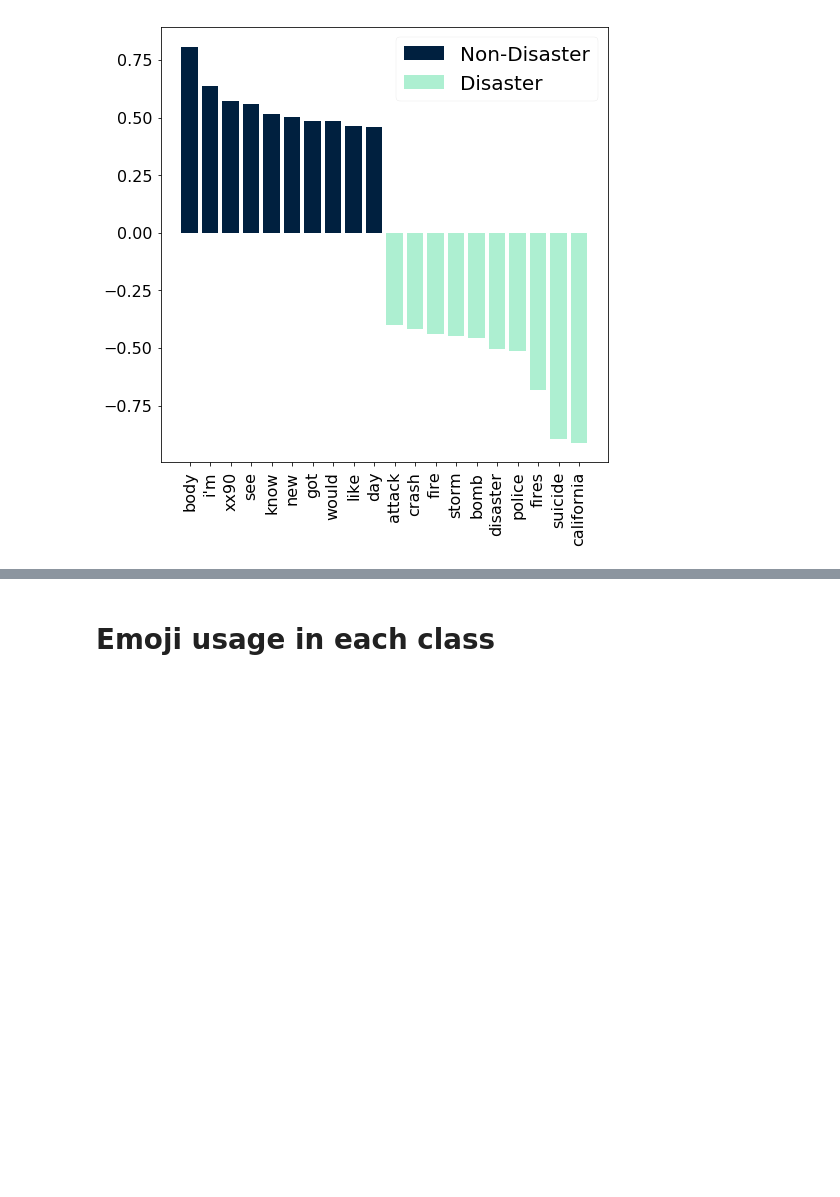
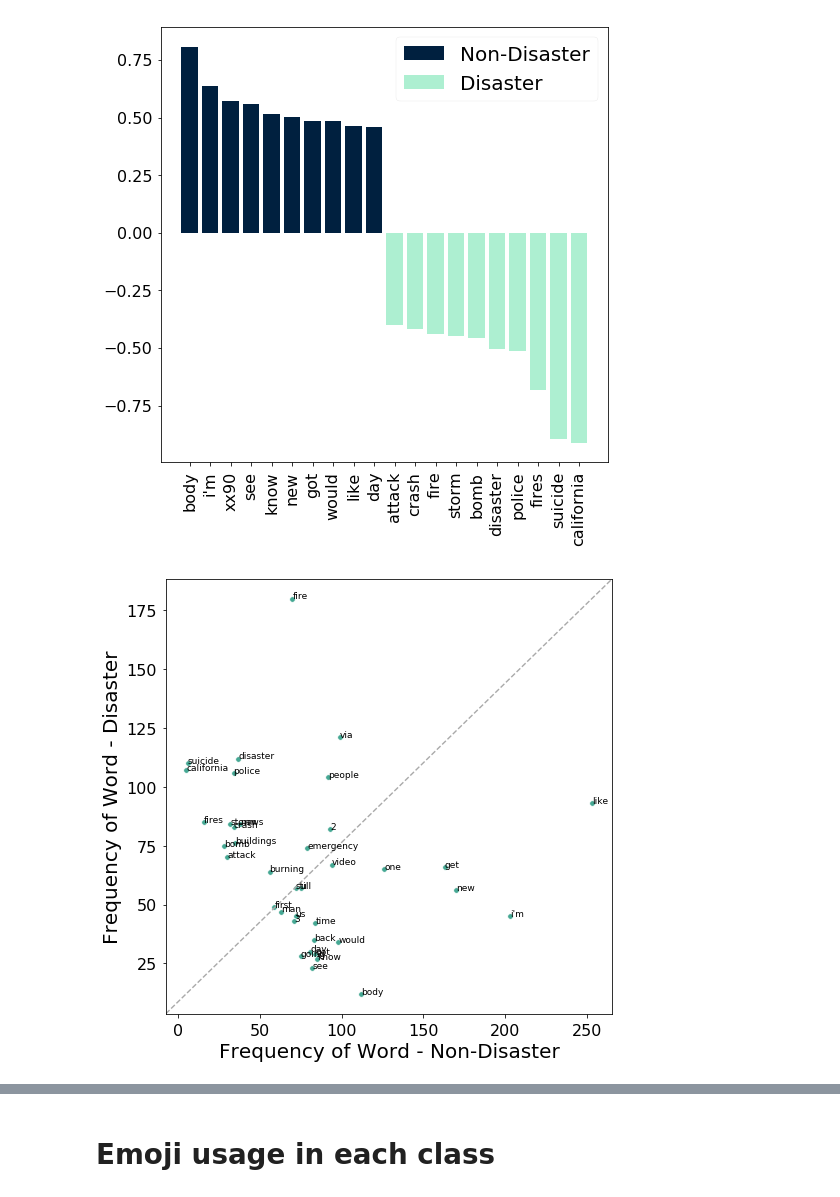
Before and after one commit to vegarab/aml-twitter-fakeornot, a Jupyter notebook: notebooks/quantitative-stats.ipynb, the cells around one changed output, grey strips where cells are left out. Cells and saved outputs as stored; diff of their text form; code cells hidden in the pictures; blank space fills up the shorter version.

```diff
--- a/notebooks/quantitative-stats.ipynb
+++ b/notebooks/quantitative-stats.ipynb
@@ -123,3 +122,25 @@ ax.legend(labels=['Non-Disaster', 'Disaster'], fontsize=SUBTITLE_SIZE)
 # %% [output]
 <matplotlib.legend.Legend at 0x...>
 [figure]
+# %%
+fig, ax = plt.subplots(figsize=(8,8))
+
+freq_100 = freq_df[freq_df['freq'] >= 100]
+freq_100 = freq_100[(freq_100['word'] != 'xx90') &
+                    (freq_100['word'] != 'û') &
+                    (freq_100['word'][freq_100['word'].str.contains(r'[^\x00-\x7F]+')==False])]
+
+sns.scatterplot('0_freq', '1_freq', data=freq_100, ax=ax, color="#46A894")
+
+# ax.set_xscale("log")
+# ax.set_yscale("log")
+
+ax.plot([0, 1], [0, 1], transform=ax.transAxes, ls="--", color="#AAAAAA")
+ax.set_ylabel('Frequency of Word - Disaster', fontsize=SUBTITLE_SIZE)
+ax.set_xlabel('Frequency of Word - Non-Disaster', fontsize=SUBTITLE_SIZE)
+ax.tick_params(labelsize=TICK_SIZE)
+
+for row in freq_100.iterrows():
+    ax.annotate(row[1]['word'], (row[1]['0_freq'], row[1]['1_freq']), fontsize=9)
+# %% [output]
+[figure, added]
```
Also changed, not shown: parts of 9 cells of this notebook, 8 other files.
